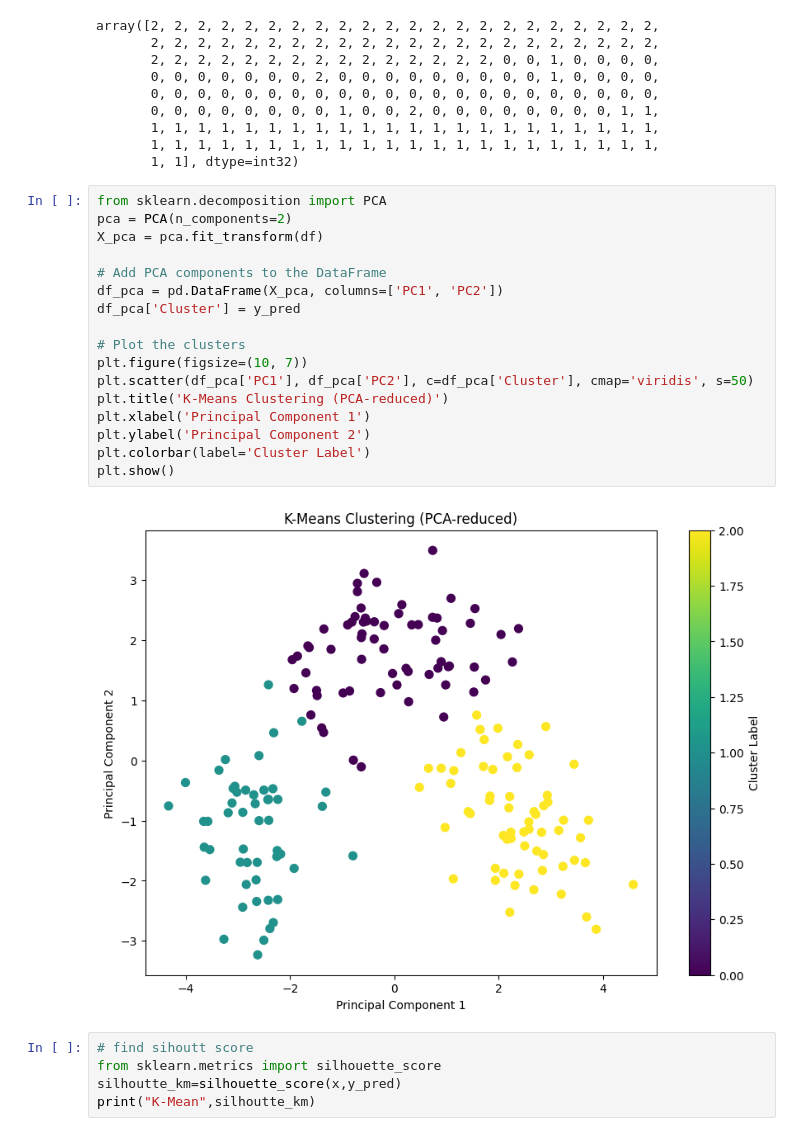
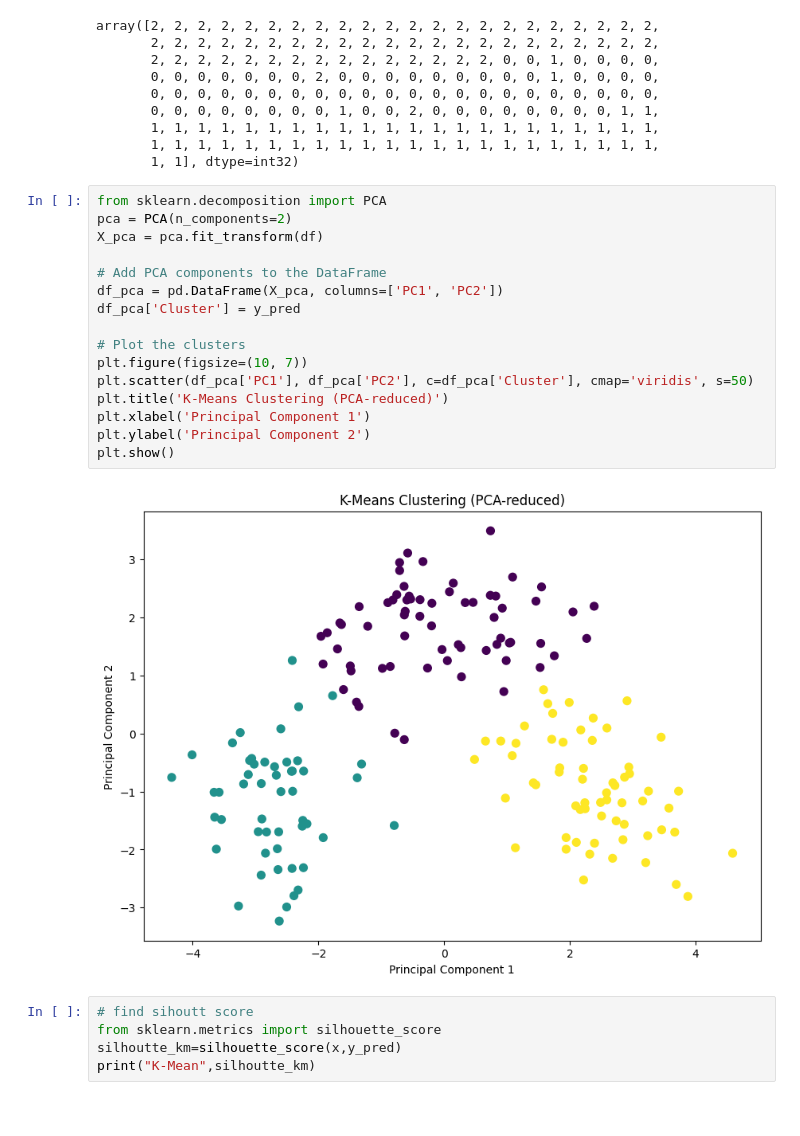
Before and after one commit to ra-vb/python_code, a Jupyter notebook: Rabiyathul_misriya_unsupervised_learning.ipynb, the cells around one changed output. Drawn from its saved outputs; the diff is of its cells as text.

```diff
--- a/Rabiyathul_misriya_unsupervised_learning.ipynb
+++ b/Rabiyathul_misriya_unsupervised_learning.ipynb
@@ -191,22 +191,21 @@ array([2, 2, 2, 2, 2, 2, 2, 2, 2, 2, 2, 2, 2, 2, 2, 2, 2, 2, 2, 2, 2, 2,
 # %%
 from sklearn.decomposition import PCA
 pca = PCA(n_components=2)
 X_pca = pca.fit_transform(df)
 
 # Add PCA components to the DataFrame
 df_pca = pd.DataFrame(X_pca, columns=['PC1', 'PC2'])
 df_pca['Cluster'] = y_pred
 
 # Plot the clusters
 plt.figure(figsize=(10, 7))
 plt.scatter(df_pca['PC1'], df_pca['PC2'], c=df_pca['Cluster'], cmap='viridis', s=50)
 plt.title('K-Means Clustering (PCA-reduced)')
 plt.xlabel('Principal Component 1')
 plt.ylabel('Principal Component 2')
-plt.colorbar(label='Cluster Label')
 plt.show()
 # %% [output]
-[figure, old version]
+[figure, new version]
 # %%
 # find sihoutt score
 from sklearn.metrics import silhouette_score
```
Also changed, not shown: parts of 1 cell of this notebook.
